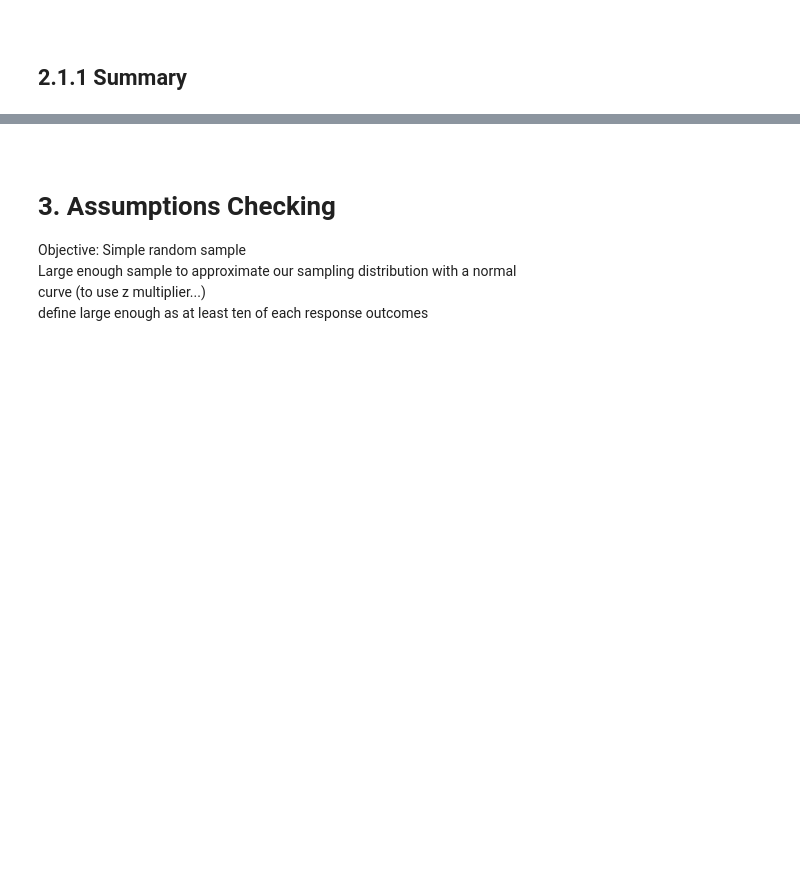
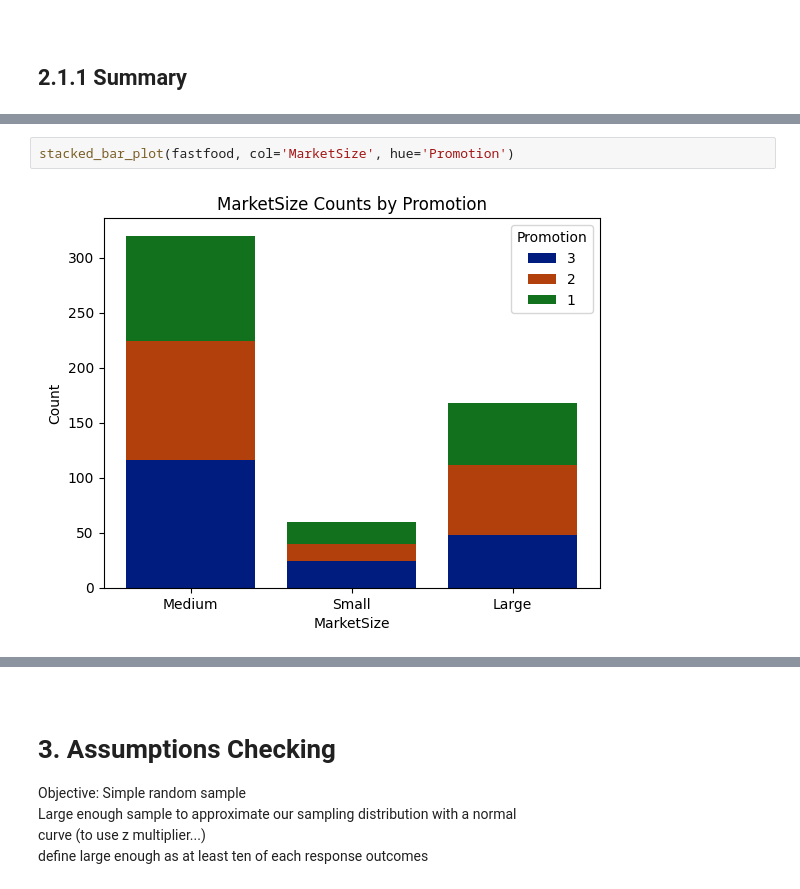
Before and after one commit to CelineChiLamNg/AB-tests, a Jupyter notebook: fast_food.ipynb, the cells around one changed output, grey strips where cells are left out. Cells and saved outputs as stored; diff of their text form; blank space fills up the shorter version.

```diff
--- a/fast_food.ipynb
+++ b/fast_food.ipynb
@@ -251,0 +201,4 @@ fastfood1
+# %%
+stacked_bar_plot(fastfood, col='MarketSize', hue='Promotion')
+# %% [output]
+[figure, added]
```
Also changed, not shown: parts of 13 cells of this notebook, 2 other files.
